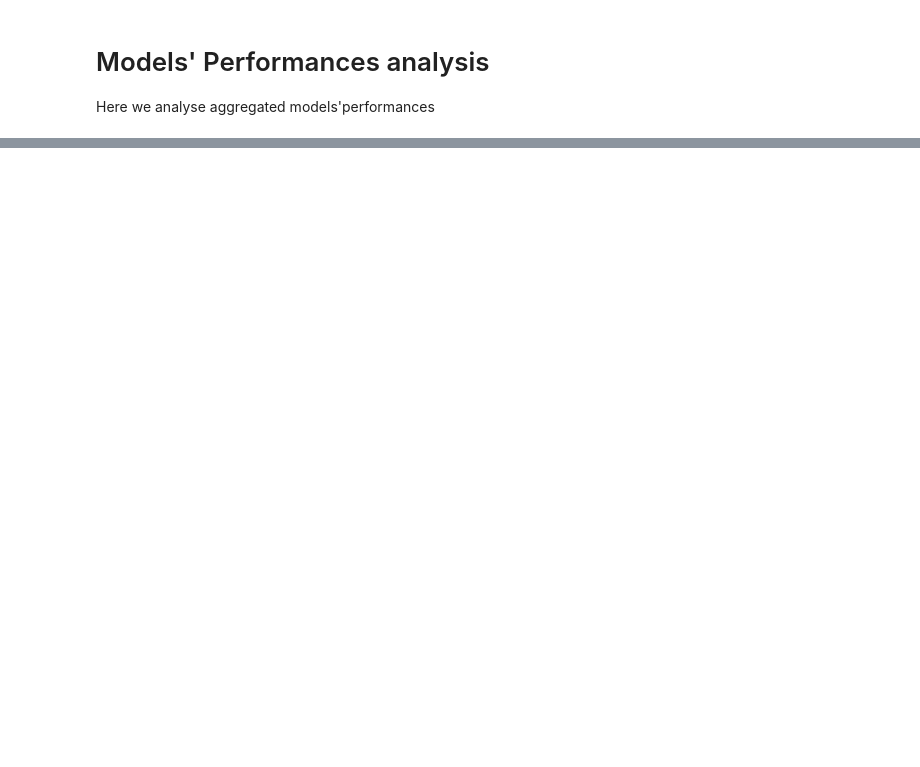
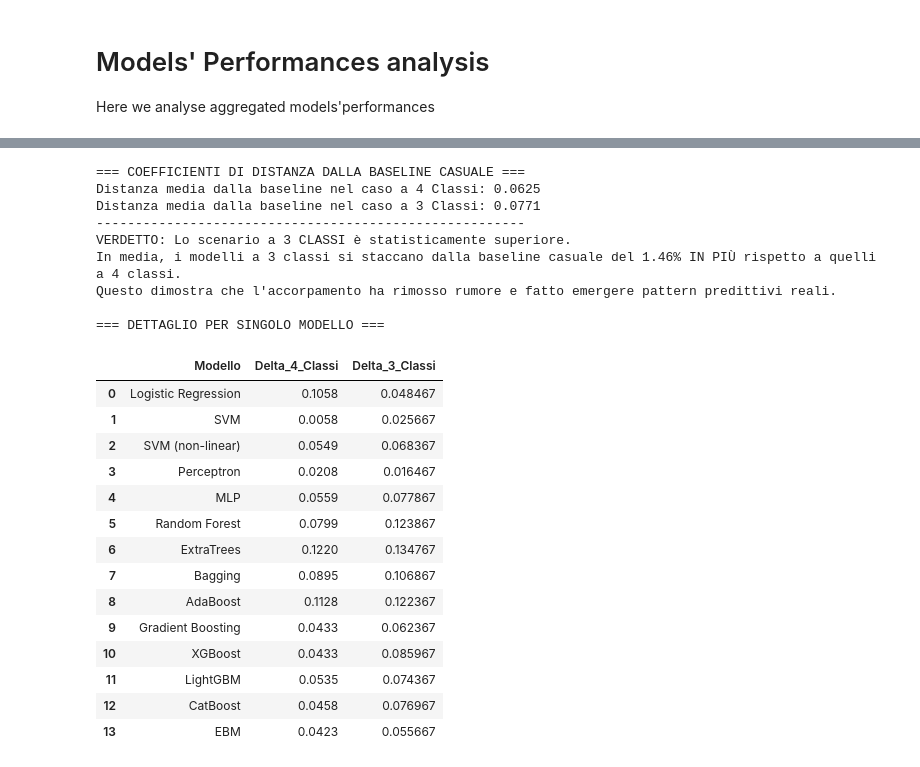
Before and after one commit to lorenzobuccolini03/Data-Mining---Advanced-Topics, a Jupyter notebook: Advanced Classification/classifiers_analysis.ipynb, the cells around one changed output, grey strips where cells are left out. Drawn from its saved outputs; the diff is of its cells as text; code cells hidden in the pictures; blank space fills up the shorter version.

```diff
--- a/Advanced Classification/classifiers_analysis.ipynb
+++ b/Advanced Classification/classifiers_analysis.ipynb
@@ -63,0 +64,76 @@ plt.show()
+# %%
+# =========================================================================
+# 1. INSERIMENTO DEI DATI REALI (Sostituisci con i tuoi best_score_)
+# =========================================================================
+modelli = models  # Usa i nomi dei modelli dal DataFrame
+
+
+# Creiamo il DataFrame iniziale
+df_perf = pd.DataFrame({
+    'Modello': modelli,
+    'Perf_4_Classi': best_score_4classes,
+    'Perf_3_Classi': best_score_3classes
+})
+
+# =========================================================================
+# 2. CALCOLO DEI DELTA RISPETTO ALLE RISPETTIVE DUMMY BASELINE
+# =========================================================================
+baseline_4c = 0.25
+baseline_3c = 1.0 / 3.0  # ~0.3333
+
+# Calcoliamo di quanto ogni modello supera il rispettivo "caso"
+df_perf['Delta_4_Classi'] = df_perf['Perf_4_Classi'] - baseline_4c
+df_perf['Delta_3_Classi'] = df_perf['Perf_3_Classi'] - baseline_3c
+
+# =========================================================================
+# 3. ANALISI STATISTICA AGGREGATA
+# =========================================================================
+media_delta_4c = df_perf['Delta_4_Classi'].mean()
+media_delta_3c = df_perf['Delta_3_Classi'].mean()
+
+print("=== COEFFICIENTI DI DISTANZA DALLA BASELINE CASUALE ===")
+print(f"Distanza media dalla baseline nel caso a 4 Classi: {media_delta_4c:.4f}")
+print(f"Distanza media dalla baseline nel caso a 3 Classi: {media_delta_3c:.4f}")
+print("-" * 55)
+
+# =========================================================================
+# 4. VERDETTO AUTOMATICO DA CITARE IN TESI
+# =========================================================================
+if media_delta_3c > media_delta_4c:
+    miglioramento = (media_delta_3c - media_delta_4c) * 100
+    print(f"VERDETTO: Lo scenario a 3 CLASSI è statisticamente superiore.")
+    print(f"In media, i modelli a 3 classi si staccano dalla baseline casuale del {miglioramento:.2f}% IN PIÙ rispetto a quelli a 4 classi.")
+    print("Questo dimostra che l'accorpamento ha rimosso rumore e fatto emergere pattern predittivi reali.")
+else:
+    miglioramento = (media_delta_4c - media_delta_3c) * 100
+    print(f"VERDETTO: Lo scenario a 4 CLASSI mantiene un vantaggio informativo complessivo.")
+    print(f"I modelli a 4 classi superano la loro baseline di un ulteriore {miglioramento:.2f}% rispetto al caso a 3 classi.")
+
+# Mostriamo la tabella analitica per i singoli modelli
+print("\n=== DETTAGLIO PER SINGOLO MODELLO ===")
+display(df_perf[['Modello', 'Delta_4_Classi', 'Delta_3_Classi']])
+# %% [output]
+=== COEFFICIENTI DI DISTANZA DALLA BASELINE CASUALE ===
+Distanza media dalla baseline nel caso a 4 Classi: 0.0625
+Distanza media dalla baseline nel caso a 3 Classi: 0.0771
+-------------------------------------------------------
+VERDETTO: Lo scenario a 3 CLASSI è statisticamente superiore.
+In media, i modelli a 3 classi si staccano dalla baseline casuale del 1.46% IN PIÙ rispetto a quelli a 4 classi.
+Questo dimostra che l'accorpamento ha rimosso rumore e fatto emergere pattern predittivi reali.
+
+=== DETTAGLIO PER SINGOLO MODELLO ===
+|  | Modello | Delta_4_Classi | Delta_3_Classi |
+| 0 | Logistic Regression | 0.1058 | 0.048467 |
+| 1 | SVM | 0.0058 | 0.025667 |
+| 2 | SVM (non-linear) | 0.0549 | 0.068367 |
+| 3 | Perceptron | 0.0208 | 0.016467 |
+| 4 | MLP | 0.0559 | 0.077867 |
+| 5 | Random Forest | 0.0799 | 0.123867 |
+| 6 | ExtraTrees | 0.1220 | 0.134767 |
+| 7 | Bagging | 0.0895 | 0.106867 |
+| 8 | AdaBoost | 0.1128 | 0.122367 |
+| 9 | Gradient Boosting | 0.0433 | 0.062367 |
+| 10 | XGBoost | 0.0433 | 0.085967 |
+| 11 | LightGBM | 0.0535 | 0.074367 |
+| 12 | CatBoost | 0.0458 | 0.076967 |
+| 13 | EBM | 0.0423 | 0.055667 |
```
Also changed, not shown: parts of 1 cell of this notebook, 1 other file.
